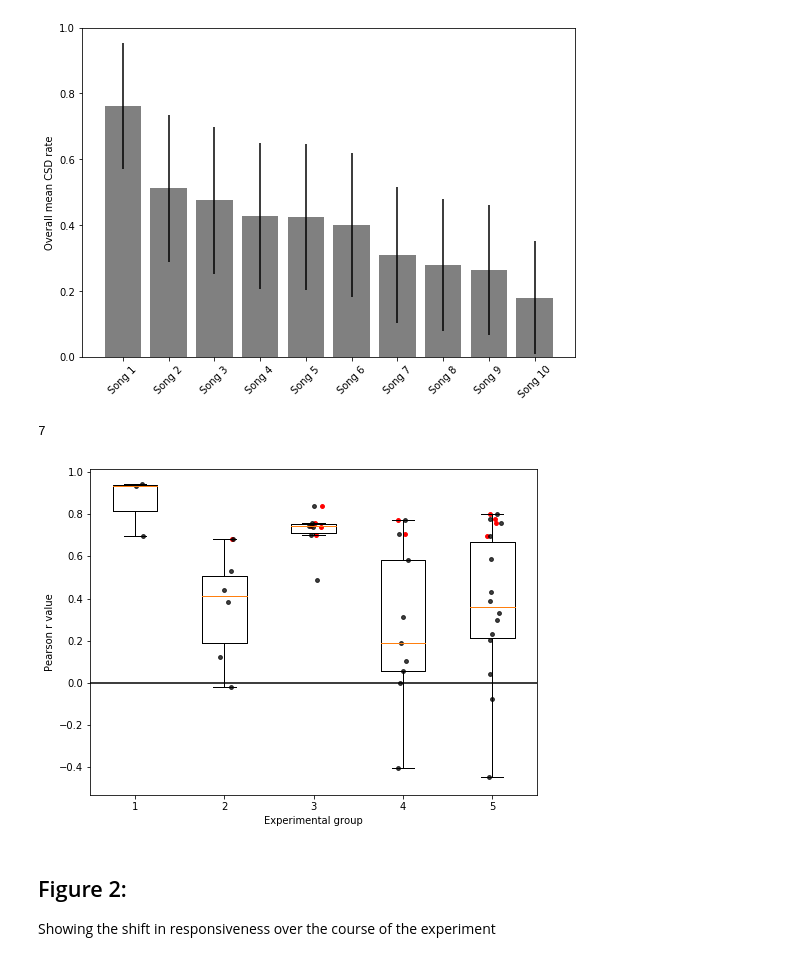
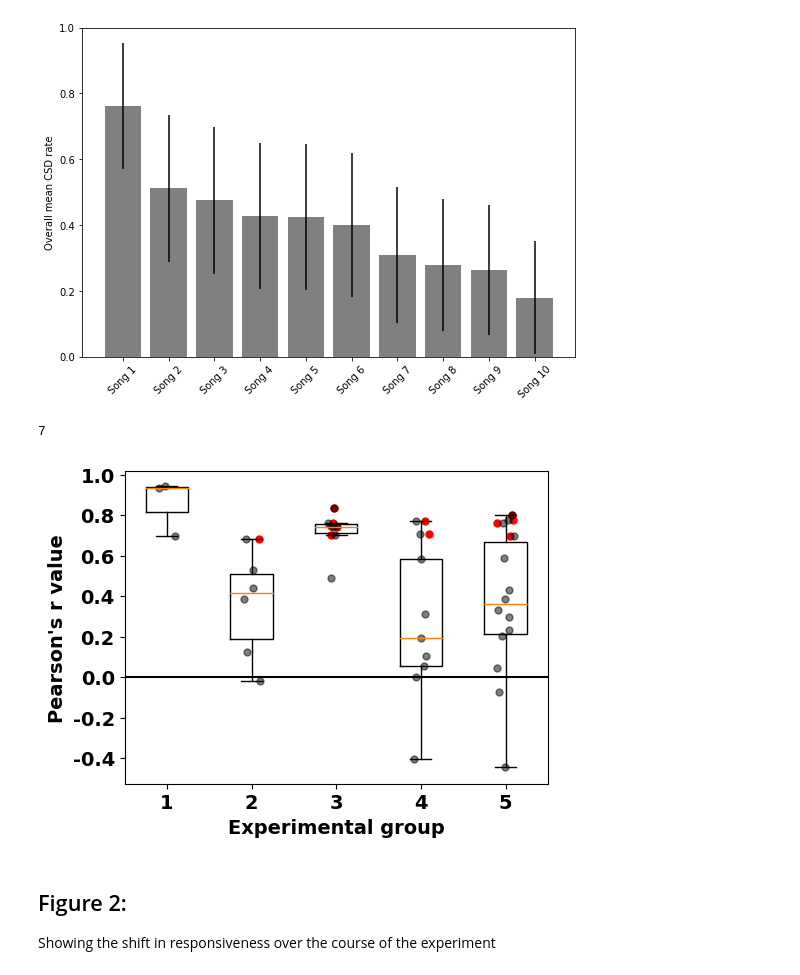
Before and after one commit to aperkes/PostureAnalysis, a Jupyter notebook: ManuscriptAnalysis-Final.ipynb, the cells around one changed output. Cells and saved outputs as stored; diff of their text form; code cells hidden in the pictures.

```diff
--- a/ManuscriptAnalysis-Final.ipynb
+++ b/ManuscriptAnalysis-Final.ipynb
@@ -750,41 +750,52 @@ for a in range(len(all_aviaries)):
 
     bird_concs_sig = bird_concs[bird_ps < .05]
     bird_concs_non = bird_concs[bird_ps >- .05]
     boxes_concs.append(bird_concs)
     sig_count += len(bird_concs_sig)
 
     if a not in same_songs:
         skip += 1
     else:
         xs_sig = np.ones(len(bird_concs_sig)) * (a-skip) + np.random.uniform(low=-.1,high=.1,size=len(bird_concs_sig))
         xs_non = np.ones(len(bird_concs_non)) * (a-skip) + np.random.uniform(low=-.1,high=.1,size=len(bird_concs_non))
 
-        ax.scatter(xs_sig,bird_concs_sig,color='red',marker='.',s=60)
-        ax.scatter(xs_non,bird_concs_non,color='black',marker='.',alpha=.75,s=60)
+        ax.scatter(xs_sig,bird_concs_sig,color='red',marker='.',s=100)
+        ax.scatter(xs_non,bird_concs_non,color='black',marker='.',alpha=.5,s=100)
     #ax.scatter(xs,bird_concs)
 
 ax.boxplot([boxes_concs[s] for s in same_songs],positions=range(len(same_songs)),showfliers=False)
 
+f_dict = {
+    'fontsize':14,
+    'fontweight':'bold',
+    'fontname':'arial'
+}
+f_size = 14
+f_weight = 'heavy'
+f_name = 'arial'
 #ax.axhline(.95,color='red',linestyle=':')
 #ax.set_title('Most birds correlate strongly with group')
-ax.set_xlabel('Experimental group')
-ax.set_ylabel('Pearson r value')
+ax.set_xlabel('Experimental group',fontdict=f_dict)
+ax.set_ylabel("Pearson's r value",fontdict=f_dict)
 ax.axhline(0,color='black')
-ax.set_xticklabels(range(1,8))
+ax.set_xticklabels(range(1,8),fontsize=f_size,fontdict=f_dict)
+ax.set_yticklabels(np.round(np.arange(-0.6,1.2,.2),2),fontdict=f_dict)
 #ax.set_ylim(-.25,1.05)
-fig.set_size_inches(8,6)
+fig.set_size_inches(8/1.5,6/1.5)
+
+fig.tight_layout()
 fig.show()
-
+fig.savefig('./figures/Fig1E.svg')
 
 if verbose:
     print(p_count,count)
     print(np.nanmean(all_std))
 
     for c in bird_concs:
         print(np.sum(np.array(c) <= 0))
 # %% [output]
 7
-[figure, old version]
+[figure, new version]
 # %% [markdown]
 ## Figure 2:
 Showing the shift in responsiveness over the course of the experiment
```
Also changed, not shown: parts of 6 cells of this notebook.
